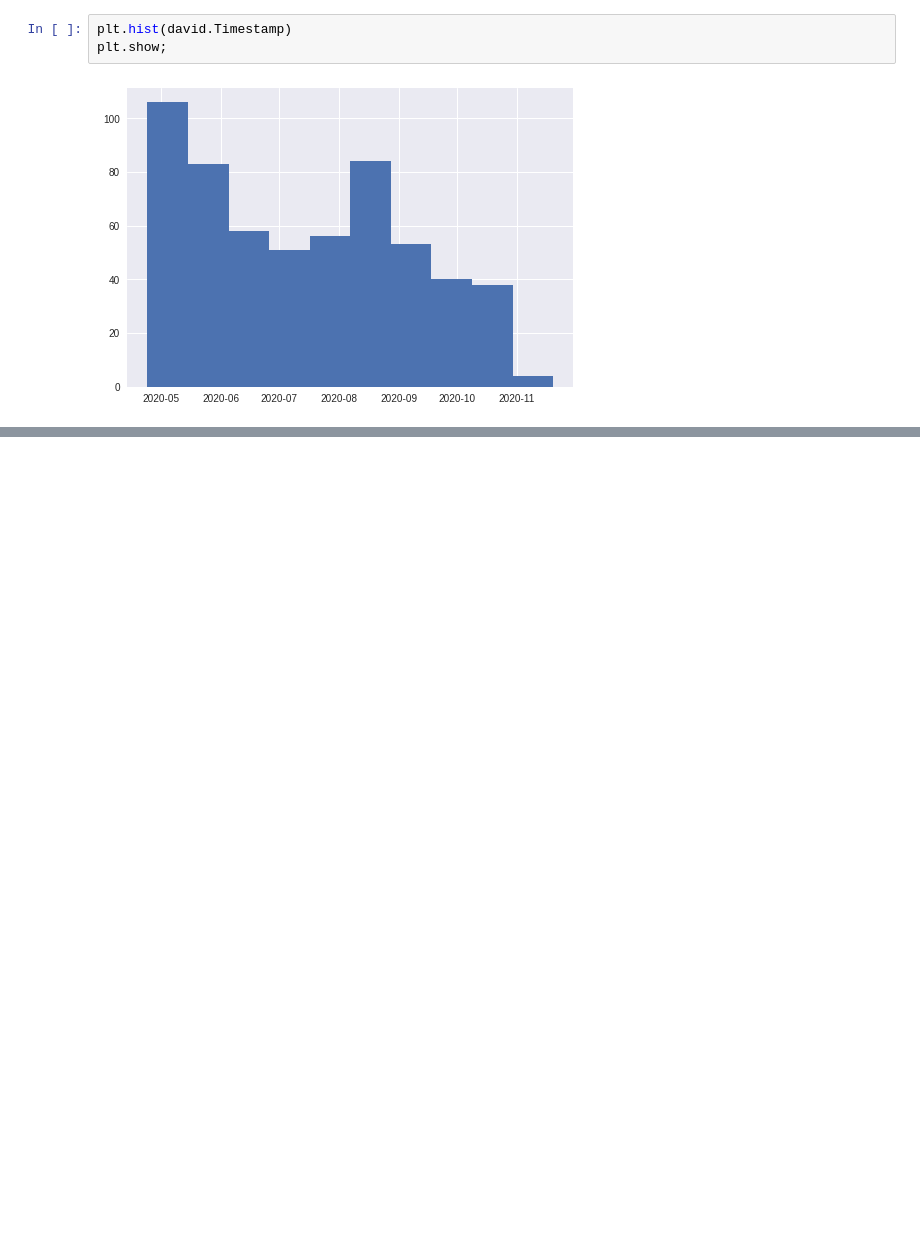
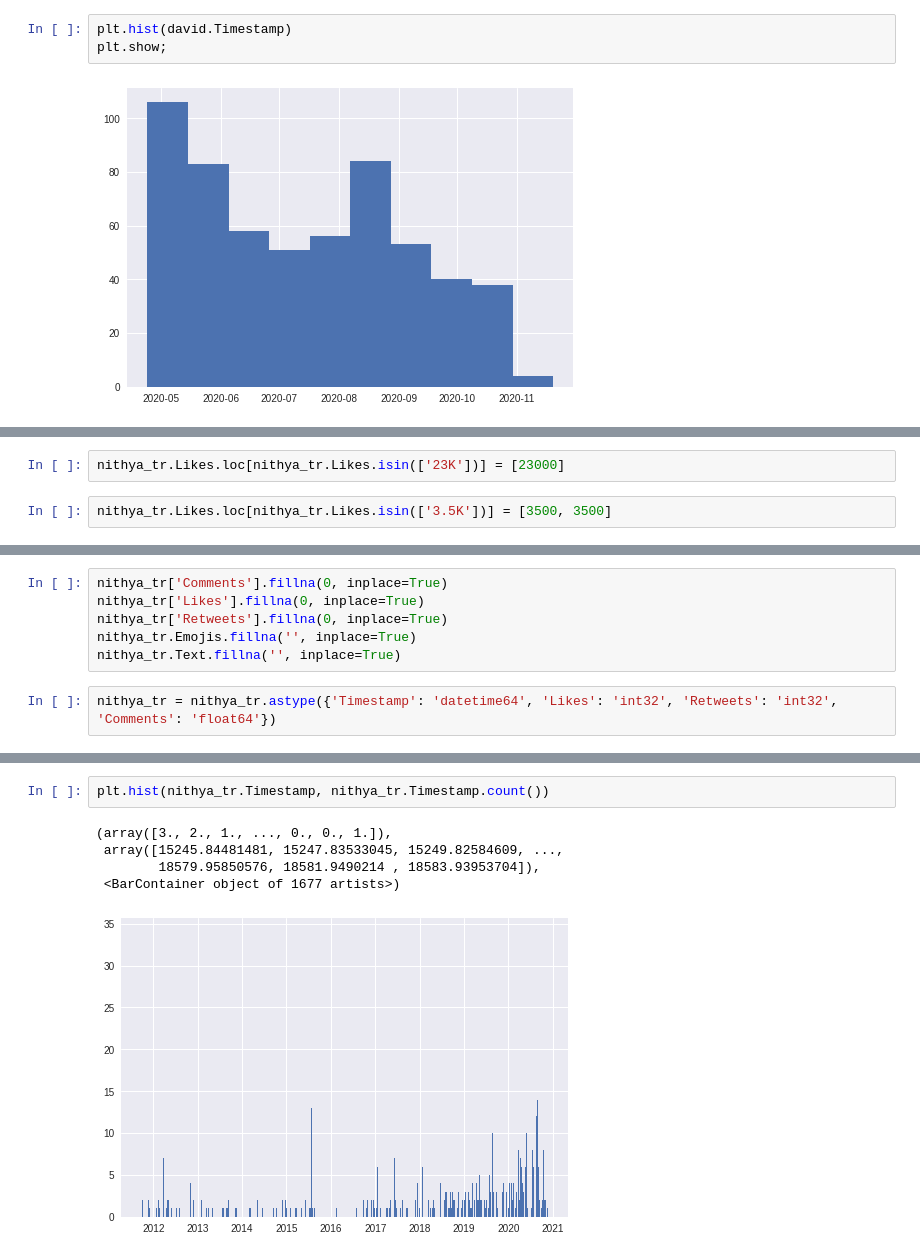
Before and after one commit to mariobkp/capstone_2, a Jupyter notebook: lacd4_tweet_data.ipynb, the cells around one changed output, grey strips where cells are left out. Cells and saved outputs as stored; diff of their text form; blank space fills up the shorter version.

```diff
--- a/lacd4_tweet_data.ipynb
+++ b/lacd4_tweet_data.ipynb
@@ -175,0 +205,4 @@ plt.show;
+# %%
+nithya_tr.Likes.loc[nithya_tr.Likes.isin(['23K'])] = [23000]
+# %%
+nithya_tr.Likes.loc[nithya_tr.Likes.isin(['3.5K'])] = [3500, 3500]
@@ -175,0 +238,8 @@ plt.show;
+# %%
+nithya_tr['Comments'].fillna(0, inplace=True)
+nithya_tr['Likes'].fillna(0, inplace=True)
+nithya_tr['Retweets'].fillna(0, inplace=True)
+nithya_tr.Emojis.fillna('', inplace=True)
+nithya_tr.Text.fillna('', inplace=True)
+# %%
+nithya_tr = nithya_tr.astype({'Timestamp': 'datetime64', 'Likes': 'int32', 'Retweets': 'int32', 'Comments': 'float64'})
@@ -175,0 +323,8 @@ plt.show;
+# %%
+plt.hist(nithya_tr.Timestamp, nithya_tr.Timestamp.count())
+# %% [output]
+(array([3., 2., 1., ..., 0., 0., 1.]),
+ array([15245.84481481, 15247.83533045, 15249.82584609, ...,
+        18579.95850576, 18581.9490214 , 18583.93953704]),
+ <BarContainer object of 1677 artists>)
+[figure, added]
```
Also changed, not shown: parts of 92 cells of this notebook, 5 other files.
